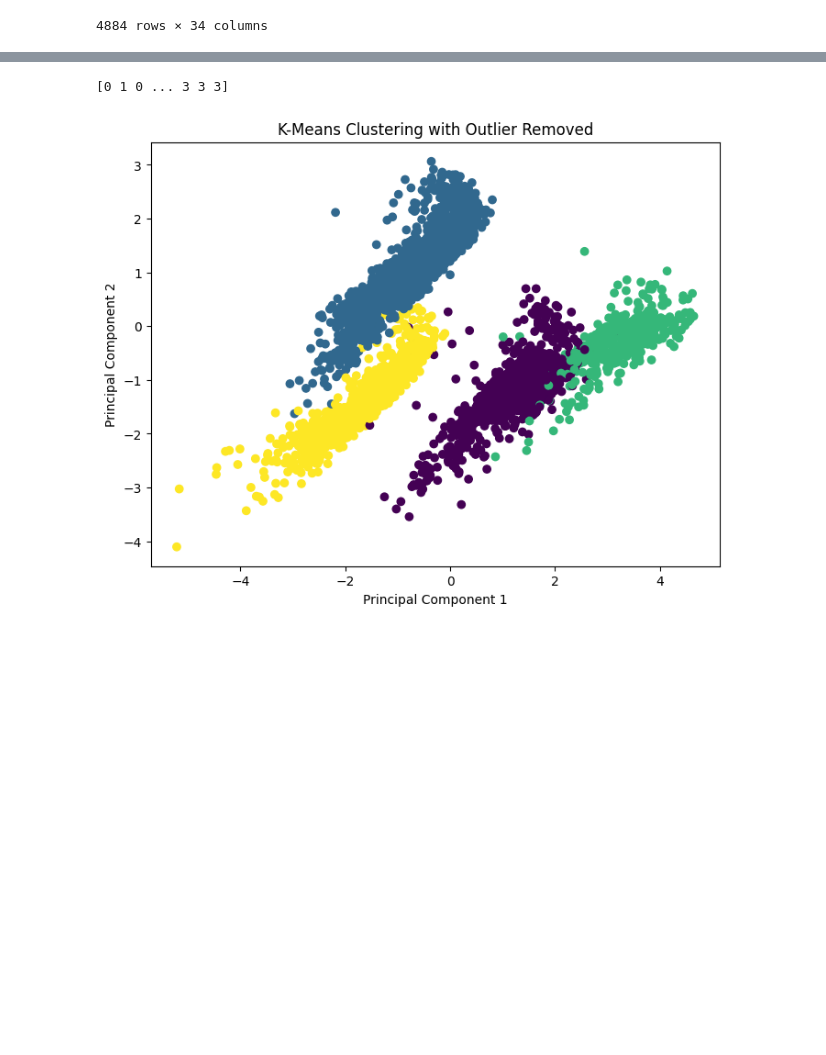
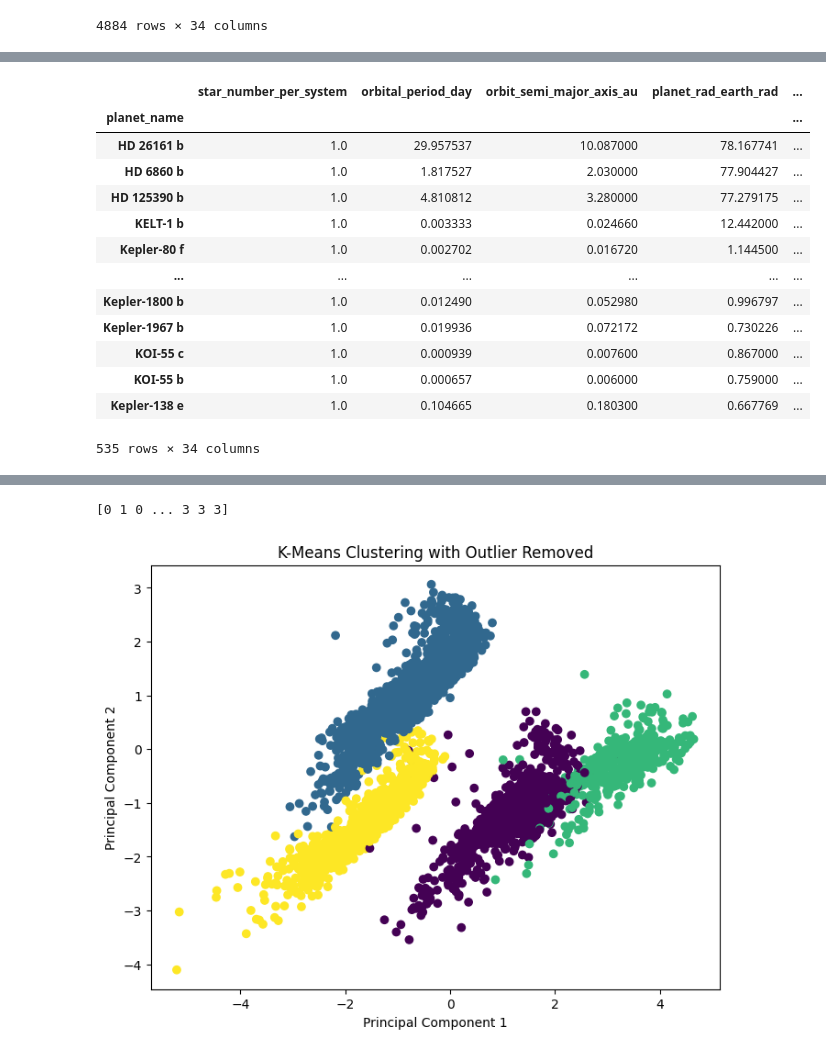
Before and after one commit to Graviton12/DS_Final_Project_SZM, a Jupyter notebook: Final Project Materials/DS_Predictive_Analysis_Model.ipynb, the cells around one changed output, grey strips where cells are left out. Cells and saved outputs as stored; diff of their text form; code cells hidden in the pictures; blank space fills up the shorter version.

```diff
--- a/Final Project Materials/DS_Predictive_Analysis_Model.ipynb
+++ b/Final Project Materials/DS_Predictive_Analysis_Model.ipynb
@@ -1497,0 +1517,18 @@ new_exoplanets_filtered_KMeans_cleaned
+# %%
+# viewing from the largest mass to smallest mass
+outlier_planets.sort_values(by='planet_mass_earth_mass', ascending=False)
+# %% [output]
+|  | star_number_per_system | orbital_period_day | orbit_semi_major_axis_au | planet_rad_earth_rad | ... |
+| planet_name |  |  |  |  | ... |
+| HD 26161 b | 1.0 | 29.957537 | 10.087000 | 78.167741 | ... |
+| HD 6860 b | 1.0 | 1.817527 | 2.030000 | 77.904427 | ... |
+| HD 125390 b | 1.0 | 4.810812 | 3.280000 | 77.279175 | ... |
+| KELT-1 b | 1.0 | 0.003333 | 0.024660 | 12.442000 | ... |
+| Kepler-80 f | 1.0 | 0.002702 | 0.016720 | 1.144500 | ... |
+| ... | ... | ... | ... | ... | ... |
+| Kepler-1800 b | 1.0 | 0.012490 | 0.052980 | 0.996797 | ... |
+| Kepler-1967 b | 1.0 | 0.019936 | 0.072172 | 0.730226 | ... |
+| KOI-55 c | 1.0 | 0.000939 | 0.007600 | 0.867000 | ... |
+| KOI-55 b | 1.0 | 0.000657 | 0.006000 | 0.759000 | ... |
+| Kepler-138 e | 1.0 | 0.104665 | 0.180300 | 0.667769 | ... |
+535 rows × 34 columns
```
Also changed, not shown: parts of 2 cells of this notebook.
